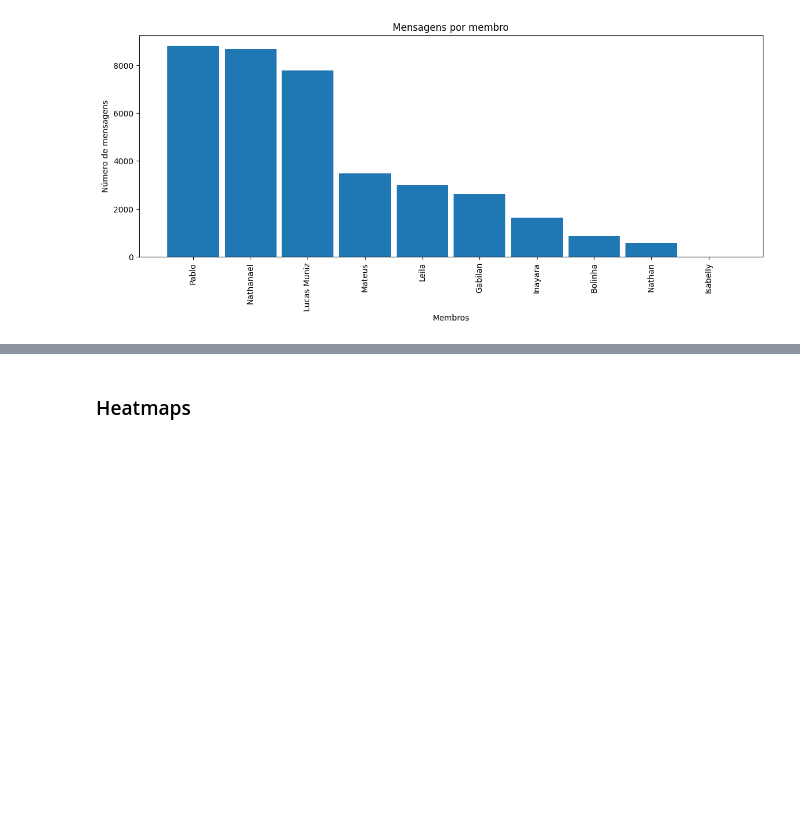
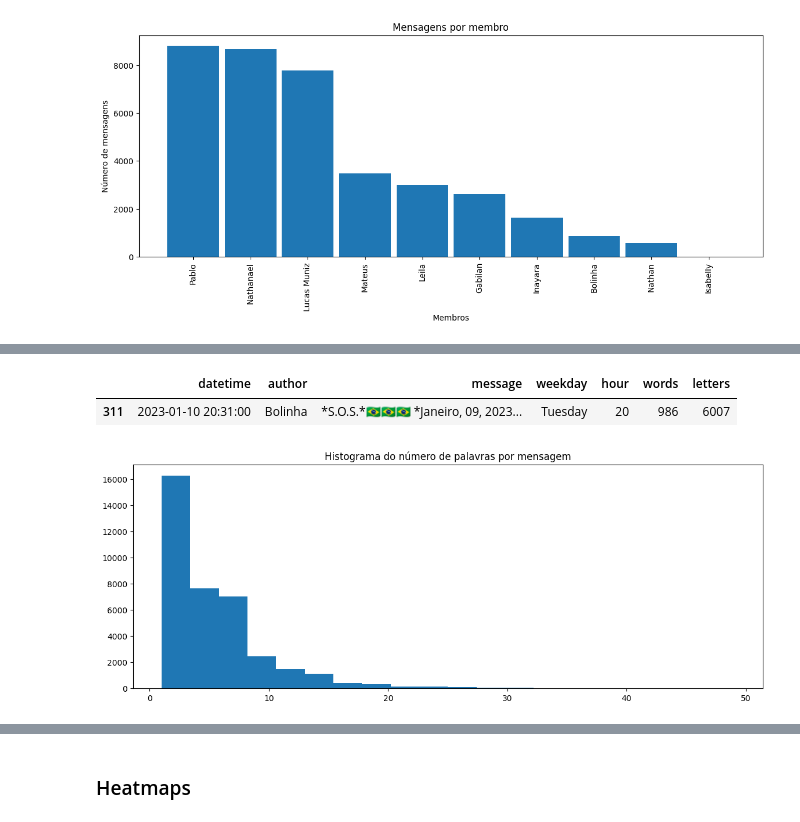
Before and after one commit to matEvangelista/whatsapp-data-vis, a Jupyter notebook: zap.ipynb, the cells around one changed output, grey strips where cells are left out. Drawn from its saved outputs; the diff is of its cells as text; code cells hidden in the pictures; blank space fills up the shorter version.

Commit message:
Adicionando histogramas do número de palavras por mensagem e barplot de número de palavras  por membro

```diff
--- a/zap.ipynb
+++ b/zap.ipynb
@@ -116,0 +121,13 @@ plt.show()
+# %%
+df[df.words == df.words.max()] # obviamente uma copypasta
+# %% [output]
+|  | datetime | author | message | weekday | hour | words | letters |
+| 311 | 2023-01-10 20:31:00 | Bolinha | *S.O.S.*🇧🇷🇧🇷🇧🇷 *Janeiro, 09, 2023... | Tuesday | 20 | 986 | 6007 |
+# %%
+df_hist_words = df[df.words < 50]
+fig = plt.figure(figsize = (14, 5))
+plt.title("Histograma do número de palavras por mensagem")
+plt.hist(df_hist_words.words, bins = 20)
+plt.show()
+# %% [output]
+[figure, added]
```
Also changed, not shown: parts of 6 cells of this notebook.
